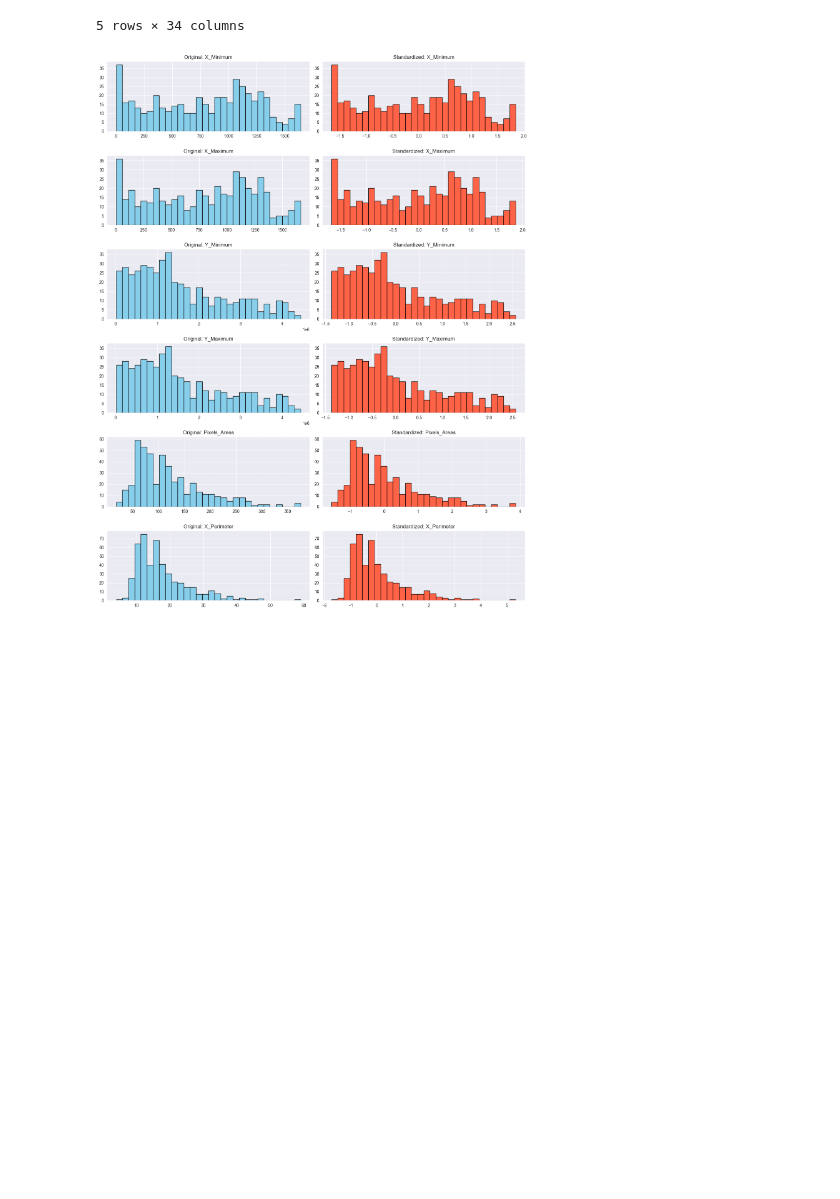
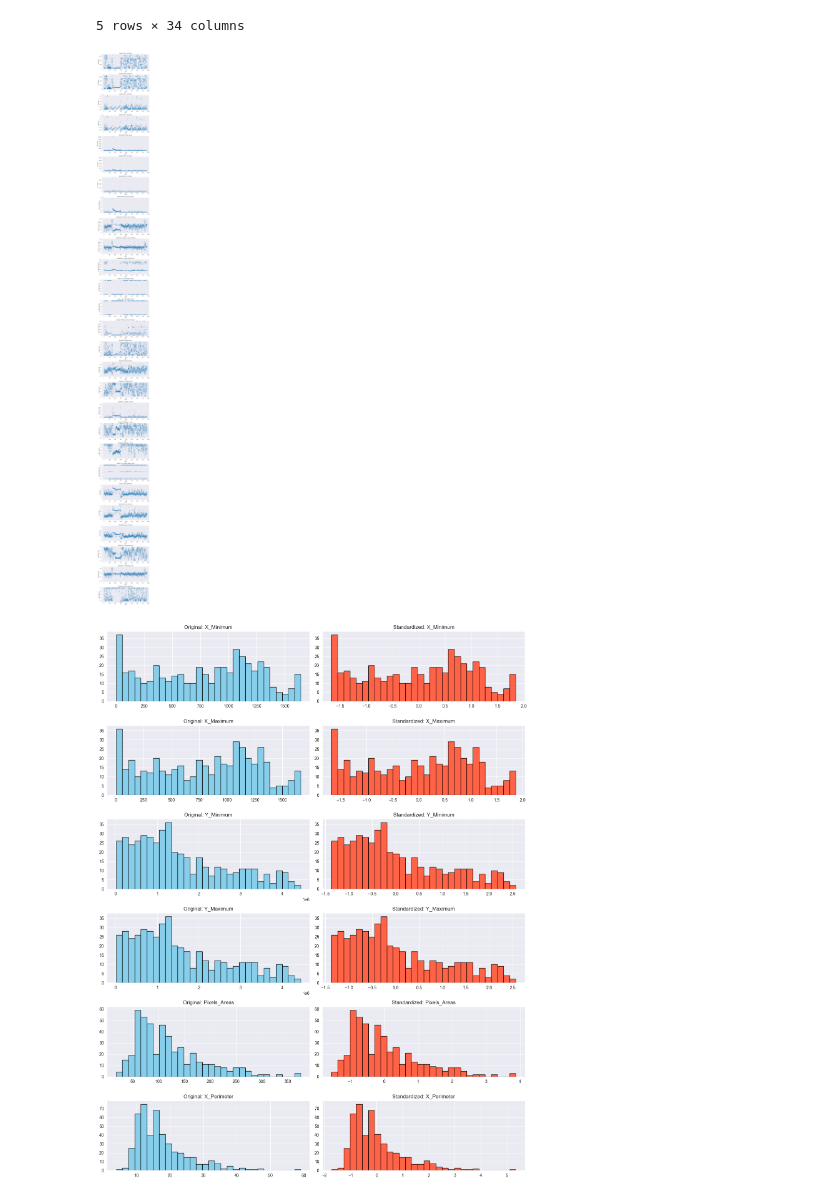
Before and after one commit to Love2502/Machine_Learning, a Jupyter notebook: my.ipynb, the cells around one changed output. Cells and saved outputs as stored; diff of their text form; code cells hidden in the pictures; blank space fills up the shorter version.

```diff
--- a/my.ipynb
+++ b/my.ipynb
@@ -52,6 +52,25 @@ df_standardized = pd.DataFrame(scaler.fit_transform(df_cleaned), columns=df_clea
 #Save to CSV
 #df_standardized.to_csv("data/Faults_Standardized.csv", index=False)
 # print(df_standardized.head())
+# %%
+import matplotlib.pyplot as plt
+
+# Select all features except the last 2 (e.g., fault labels)
+df_features = df.iloc[:, :-7]
+
+# Create scatter plots: feature value vs row index
+fig, axs = plt.subplots(len(df_features.columns), 1, figsize=(8, 3 * len(df_features.columns)), dpi=100)
+
+for i, col in enumerate(df_features.columns):
+    axs[i].scatter(df_features.index, df_features[col], alpha=0.6, s=10)
+    axs[i].set_ylabel(col)
+    axs[i].set_xlabel('Index')
+    axs[i].set_title(f'Scatter Plot: {col}')
+
+plt.tight_layout()
+plt.show()
+# %% [output]
+[figure, added]
 # %%
 fig, axs = plt.subplots(6, 2, figsize=(14, 18))
 colors = ['skyblue', 'tomato']
```
Also changed, not shown: parts of 1 cell of this notebook.
